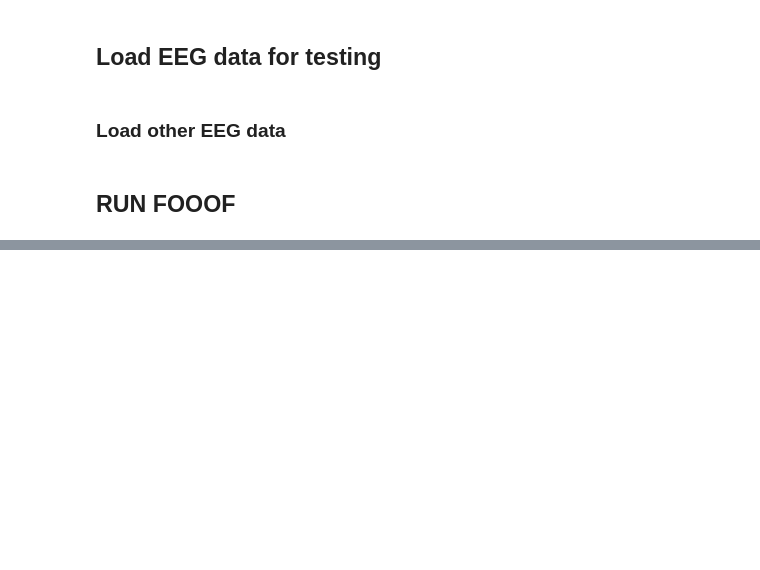
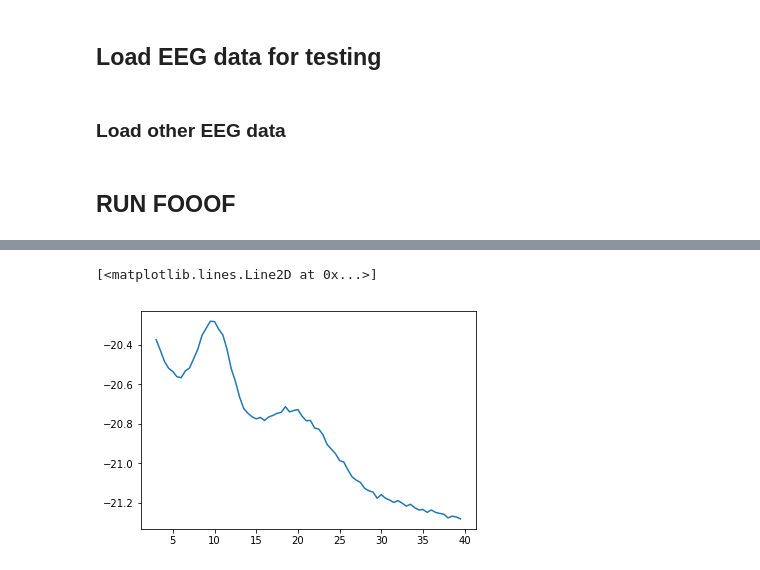
Before and after one commit to fooof-tools/fooof, a Jupyter notebook: OOP_fooof.ipynb, the cells around one changed output, grey strips where cells are left out. Saved outputs shown, nothing was run; the diff lists cells and outputs as text; code cells hidden in the pictures; blank space fills up the shorter version.

```diff
--- a/OOP_fooof.ipynb
+++ b/OOP_fooof.ipynb
@@ -180,4 +119,0 @@ a1
-# %%
-for i, osc in enumerate(ff.oscillation_params):
-    ind = min(range(len(ff.freqs)), key=lambda i: abs(ff.freqs[i]-osc[0]))
-    ff.oscillation_params[i, 1] = ff.psd[ind] - ff._background_fit[ind]
@@ -183,0 +162,2 @@ for i, osc in enumerate(ff.oscillation_params):
+# %%
+it = np.arange(10)
@@ -183,0 +169,12 @@ for i, osc in enumerate(ff.oscillation_params):
+# %%
+xs = np.arange(3, 40, 0.5)
+bgp = [-20, -0.8, 3e-15]
+oscs = [[10, 0.5, 2],
+        [20, 0.3, 4]]
+# %%
+xs, ys = mk_fake_data(xs, bgp, [it for osc in oscs for it in osc])
+# %%
+plt.plot(xs, ys)
+# %% [output]
+[<matplotlib.lines.Line2D at 0x...>]
+[figure, added]
```
Also changed, not shown: parts of 51 cells of this notebook.
